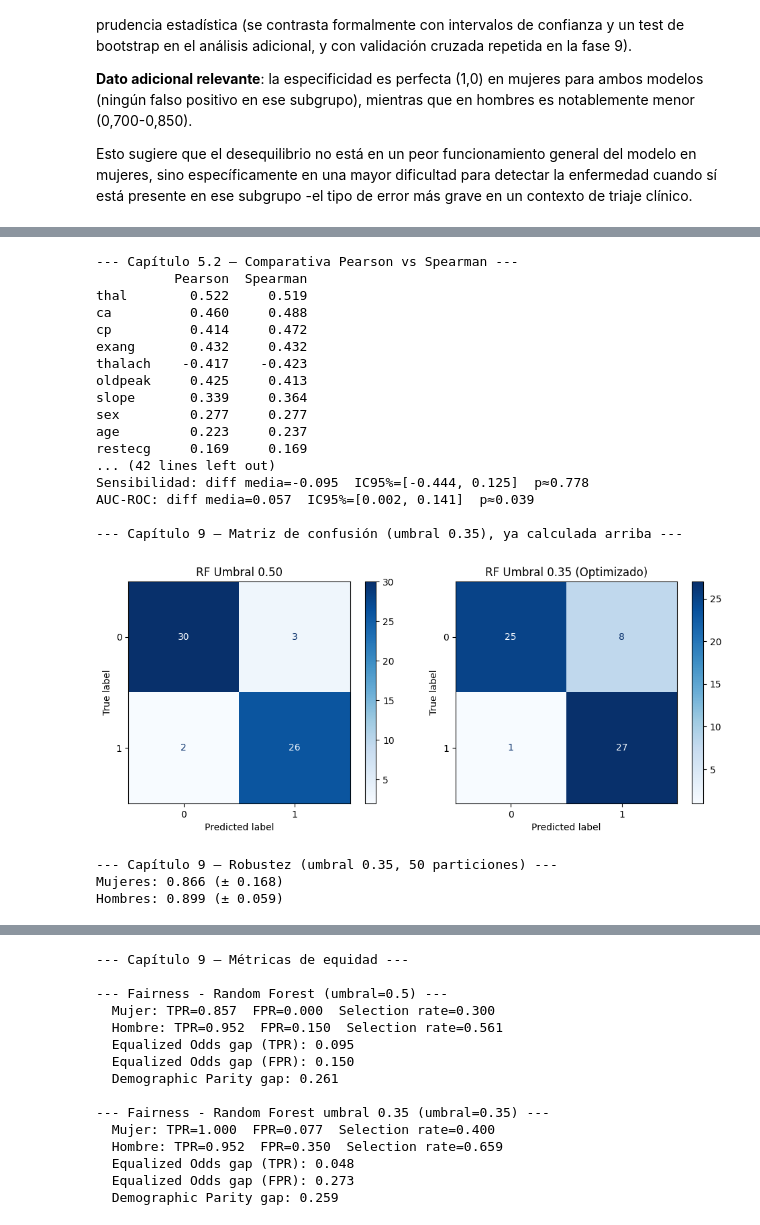
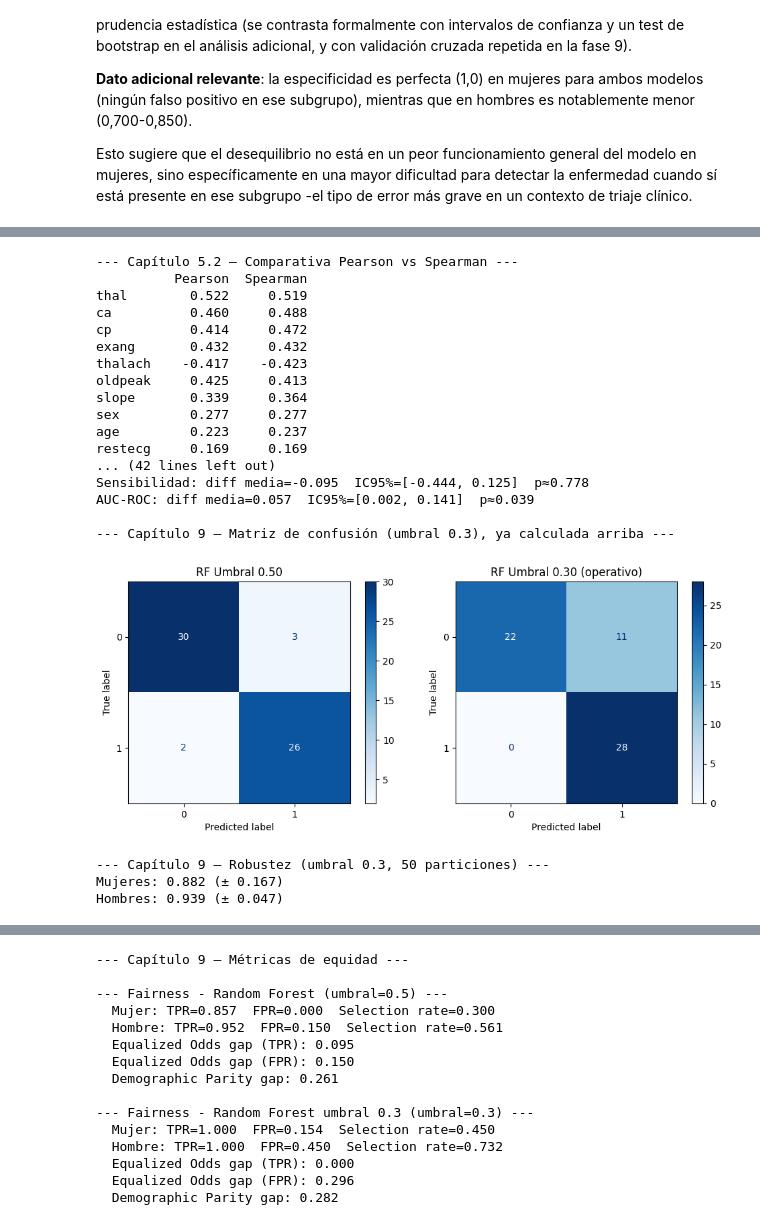
Before and after one commit to maribelvillagrasa-star/tfm-riesgo-cardiovascular-genero, a Jupyter notebook: notebooks/tfm_riesgo_cardiovascular_genero.ipynb, the cells around one changed output, grey strips where cells are left out. Cells and saved outputs as stored; diff of their text form; code cells hidden in the pictures.

```diff
--- a/notebooks/tfm_riesgo_cardiovascular_genero.ipynb
+++ b/notebooks/tfm_riesgo_cardiovascular_genero.ipynb
@@ -856,7 +889,7 @@ confusión completas por sexo y umbral, los intervalos de confianza de
 Wilson para la sensibilidad, y un test de bootstrap para contrastar
 formalmente si la diferencia de sensibilidad y de AUC-ROC entre sexos es
 estadísticamente significativa; (9) la matriz de confusión visual, la
-robustez extendida al umbral optimizado (0,35), la curva de
+robustez extendida al umbral operativo (0,30, elegido solo con train), la curva de
 precisión-sensibilidad, métricas explícitas de equidad algorítmica
 (Equalized Odds, Demographic Parity) y explicabilidad del modelo con SHAP.
 """
@@ -872,7 +905,15 @@ from sklearn.metrics import (
 )
 from sklearn.model_selection import RepeatedStratifiedKFold
 
+# Si no está instalado en el entorno, añade en una celda aparte: !pip install statsmodels --quiet
 from statsmodels.stats.proportion import proportion_confint
+
+# ===========================================================
+# Umbral operativo: el elegido en optimize_heart.py con el criterio previo
+# (sensibilidad global >= 0,90 en validación cruzada SOLO sobre train) -> 0,30.
+# Si ese bloque se ha ejecutado en la misma sesión se reutiliza 'umbral_elegido'.
+# ===========================================================
+TAU = globals().get("umbral_elegido", 0.30)
 
 # ===========================================================
 # Modelos finales (igual que en evaluate_heart.py / optimize_heart.py)
@@ -911,7 +952,7 @@ for sx, lbl in [(0.0, "Mujeres"), (1.0, "Hombres")]:
 # ===========================================================
 # CAPÍTULO 8.1 — "Precisión de la evaluación: tamaño exacto de
 # los subgrupos y matrices de confusión"
-# Matrices de confusión (global + por sexo), umbral 0.50 y 0.35
+# Matrices de confusión (global + por sexo), umbral 0.50 y TAU (0.30)
 # ===========================================================
 def matrices_confusion(modelo, threshold, nombre):
     proba = modelo.predict_proba(X_test)[:, 1]
@@ -928,7 +969,7 @@ def matrices_confusion(modelo, threshold, nombre):
 print("\n--- Capítulo 8.1 — Matrices de confusión ---")
 matrices_confusion(modelo_lr, 0.5, "Regresión Logística")
 proba_rf, pred_rf_50 = matrices_confusion(modelo_rf, 0.5, "Random Forest")
-_, pred_rf_35 = matrices_confusion(modelo_rf, 0.35, "Random Forest umbral 0.35")
+_, pred_rf_tau = matrices_confusion(modelo_rf, TAU, f"Random Forest umbral {TAU}")
 
 # Caso concreto del falso negativo en mujeres (umbral 0.5)
 mask_mujer = (X_test["sex"] == 0).values
@@ -955,7 +996,7 @@ def wilson_ci_sensibilidad(modelo, threshold, nombre):
 print("\n--- Capítulo 8.1 — Intervalos de confianza (Wilson) ---")
 wilson_ci_sensibilidad(modelo_lr, 0.5, "Regresión Logística")
 wilson_ci_sensibilidad(modelo_rf, 0.5, "Random Forest")
-wilson_ci_sensibilidad(modelo_rf, 0.35, "Random Forest umbral 0.35")
+wilson_ci_sensibilidad(modelo_rf, TAU, f"Random Forest umbral {TAU}")
 
 
 # ===========================================================
@@ -1001,10 +1042,10 @@ resumen_bootstrap(diffs_auc, "AUC-ROC")
 
 
 # ===========================================================
-# CAPÍTULO 9 — "Matriz de confusión con el umbral optimizado
-# (0,35)" + "Matrices de confusión — visualización"
+# CAPÍTULO 9.4 — "Matriz de confusión con el umbral operativo (τ = 0,30)"
+# + figura de matrices de confusión
 # ===========================================================
-print("\n--- Capítulo 9 — Matriz de confusión (umbral 0.35), ya calculada arriba ---")
+print(f"\n--- Capítulo 9 — Matriz de confusión (umbral {TAU}), ya calculada arriba ---")
 # (pred_rf_35 ya se generó en el bloque de matrices_confusion de más arriba)
 
 fig, axes = plt.subplots(1, 2, figsize=(10, 4))
@@ -1013,9 +1054,9 @@ ConfusionMatrixDisplay.from_predictions(
 )
 axes[0].set_title("RF Umbral 0.50")
 ConfusionMatrixDisplay.from_predictions(
-    y_test, (proba_rf >= 0.35).astype(int), ax=axes[1], cmap="Blues"
+    y_test, (proba_rf >= TAU).astype(int), ax=axes[1], cmap="Blues"
 )
-axes[1].set_title("RF Umbral 0.35 (Optimizado)")
+axes[1].set_title(f"RF Umbral {TAU:.2f} (operativo)")
 plt.tight_layout()
 plt.savefig("fig_matrices_confusion.png", dpi=150)
 plt.show()
@@ -1023,31 +1064,31 @@ plt.close()
 
 
 # ===========================================================
-# CAPÍTULO 9 — "Robustez del umbral optimizado (Random Forest +
-# 0,35) en validación cruzada repetida"
+# CAPÍTULO 9.5 — "Robustez del umbral en validación cruzada repetida"
+# (Random Forest con el umbral operativo)
 # ===========================================================
 X_full = pd.concat([X_train, X_test])
 y_full = pd.concat([y_train, y_test])
 rskf = RepeatedStratifiedKFold(n_splits=5, n_repeats=10, random_state=42)
 
-sens_mujer_035, sens_hombre_035 = [], []
+sens_mujer_tau, sens_hombre_tau = [], []
 
 for train_idx, test_idx in rskf.split(X_full, y_full):
     modelo_cv = RandomForestClassifier(
         n_estimators=200, max_depth=7, min_samples_leaf=4, random_state=42
     ).fit(X_full.iloc[train_idx], y_full.iloc[train_idx])
     proba_cv = modelo_cv.predict_proba(X_full.iloc[test_idx])[:, 1]
-    pred_cv = (proba_cv >= 0.35).astype(int)
+    pred_cv = (proba_cv >= TAU).astype(int)
     X_test_fold, y_test_fold = X_full.iloc[test_idx], y_full.iloc[test_idx]
 
-    for sx, lista in [(0.0, sens_mujer_035), (1.0, sens_hombre_035)]:
+    for sx, lista in [(0.0, sens_mujer_tau), (1.0, sens_hombre_tau)]:
         mask = (X_test_fold["sex"] == sx).values
         if mask.sum() > 0 and y_test_fold[mask].sum() > 0:
             lista.append(recall_score(y_test_fold[mask], pred_cv[mask]))
 
-print("\n--- Capítulo 9 — Robustez (umbral 0.35, 50 particiones) ---")
-print(f"Mujeres: {np.mean(sens_mujer_035):.3f} (± {np.std(sens_mujer_035):.3f})")
-print(f"Hombres: {np.mean(sens_hombre_035):.3f} (± {np.std(sens_hombre_035):.3f})")
+print(f"\n--- Capítulo 9 — Robustez (umbral {TAU}, 50 particiones) ---")
+print(f"Mujeres: {np.mean(sens_mujer_tau):.3f} (± {np.std(sens_mujer_tau):.3f})")
+print(f"Hombres: {np.mean(sens_hombre_tau):.3f} (± {np.std(sens_hombre_tau):.3f})")
 
 
 # ===========================================================
@@ -1086,7 +1127,7 @@ def metricas_fairness(modelo, threshold, nombre):
 
 print("\n--- Capítulo 9 — Métricas de equidad ---")
 metricas_fairness(modelo_rf, 0.5, "Random Forest")
-metricas_fairness(modelo_rf, 0.35, "Random Forest umbral 0.35")
+metricas_fairness(modelo_rf, TAU, f"Random Forest umbral {TAU}")
 
 
 # ===========================================================
@@ -1109,38 +1150,38 @@ else:
 
 plt.figure(figsize=(8, 6))
 shap.summary_plot(sv, X_test, plot_type="bar", show=False)
 plt.tight_layout()
 plt.savefig("fig_shap_summary.png", dpi=150)
 plt.show()
 plt.close()
 
 importancia_shap = pd.Series(
     np.abs(sv).mean(axis=0), index=X_test.columns
 ).sort_values(ascending=False)
 print("\n--- Capítulo 9 — Importancia media |SHAP| por variable ---")
 print(importancia_shap.round(4))
 # %% [output]
 --- Capítulo 5.2 — Comparativa Pearson vs Spearman ---
           Pearson  Spearman
 thal        0.522     0.519
 ca          0.460     0.488
 cp          0.414     0.472
 exang       0.432     0.432
 thalach    -0.417    -0.423
 oldpeak     0.425     0.413
 slope       0.339     0.364
 sex         0.277     0.277
 age         0.223     0.237
 restecg     0.169     0.169
 ... (42 lines left out)
 Sensibilidad: diff media=-0.095  IC95%=[-0.444, 0.125]  p≈0.778
 AUC-ROC: diff media=0.057  IC95%=[0.002, 0.141]  p≈0.039
 
---- Capítulo 9 — Matriz de confusión (umbral 0.35), ya calculada arriba ---
+--- Capítulo 9 — Matriz de confusión (umbral 0.3), ya calculada arriba ---
-[figure, old version]
+[figure, new version]
---- Capítulo 9 — Robustez (umbral 0.35, 50 particiones) ---
-Mujeres: 0.866 (± 0.168)
-Hombres: 0.899 (± 0.059)
+--- Capítulo 9 — Robustez (umbral 0.3, 50 particiones) ---
+Mujeres: 0.882 (± 0.167)
+Hombres: 0.939 (± 0.047)
 [figure]
 --- Capítulo 9 — Métricas de equidad ---
 
@@ -1151,12 +1192,12 @@ Hombres: 0.899 (± 0.059)
   Equalized Odds gap (FPR): 0.150
   Demographic Parity gap: 0.261
 
---- Fairness - Random Forest umbral 0.35 (umbral=0.35) ---
-  Mujer: TPR=1.000  FPR=0.077  Selection rate=0.400
-  Hombre: TPR=0.952  FPR=0.350  Selection rate=0.659
-  Equalized Odds gap (TPR): 0.048
-  Equalized Odds gap (FPR): 0.273
-  Demographic Parity gap: 0.259
+--- Fairness - Random Forest umbral 0.3 (umbral=0.3) ---
+  Mujer: TPR=1.000  FPR=0.154  Selection rate=0.450
+  Hombre: TPR=1.000  FPR=0.450  Selection rate=0.732
+  Equalized Odds gap (TPR): 0.000
+  Equalized Odds gap (FPR): 0.296
+  Demographic Parity gap: 0.282
 [figure]
 --- Capítulo 9 — Importancia media |SHAP| por variable ---
 thal_7.0       0.1069
```
Also changed, not shown: parts of 4 cells of this notebook.
